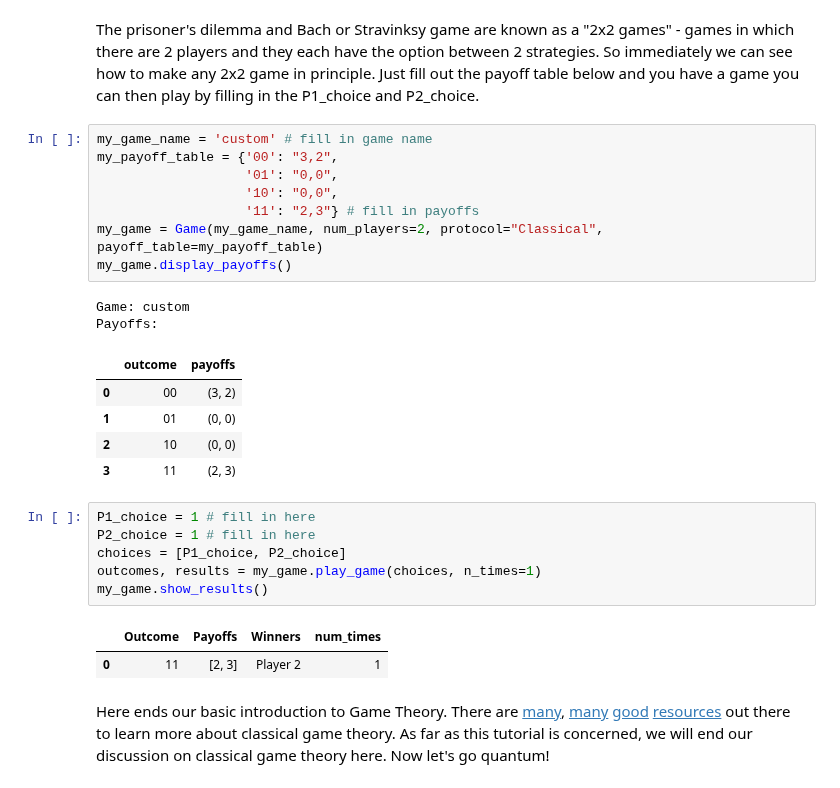
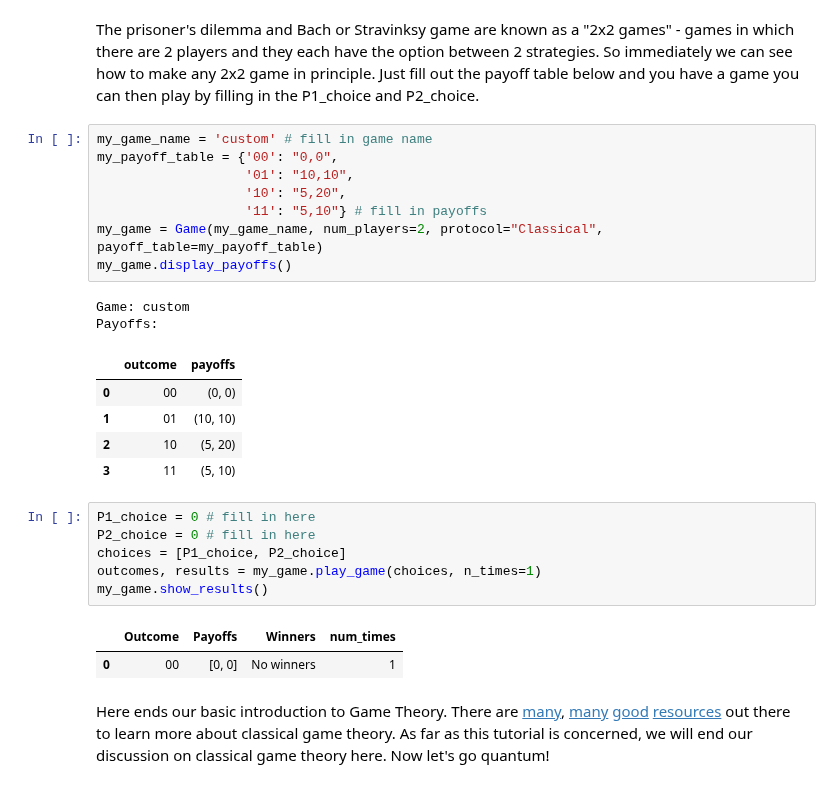
Before and after one commit to agustinsilva447/Quantum-Game-Theory, a Jupyter notebook: qikit-quantum-game-theory/notebooks/quantum_game_theory_2.ipynb, the cells around one changed output. Cells and saved outputs as stored; diff of their text form.

```diff
--- a/qikit-quantum-game-theory/notebooks/quantum_game_theory_2.ipynb
+++ b/qikit-quantum-game-theory/notebooks/quantum_game_theory_2.ipynb
@@ -129,29 +132,29 @@ __Exercise 3__: Are dominant strategy equilibria Nash equilibria? What about vic
 The prisoner's dilemma and Bach or Stravinksy game are known as a "2x2 games" - games in which there are 2 players and they each have the option between 2 strategies. So immediately we can see how to make any 2x2 game in principle. Just fill out the payoff table below and you have a game you can then play by filling in the P1_choice and P2_choice.
 # %%
 my_game_name = 'custom' # fill in game name
-my_payoff_table = {'00': "3,2",
-                   '01': "0,0",
-                   '10': "0,0",
-                   '11': "2,3"} # fill in payoffs
+my_payoff_table = {'00': "0,0",
+                   '01': "10,10",
+                   '10': "5,20",
+                   '11': "5,10"} # fill in payoffs
 my_game = Game(my_game_name, num_players=2, protocol="Classical", payoff_table=my_payoff_table)
 my_game.display_payoffs()
 # %% [output]
 Game: custom
 Payoffs:
 |  | outcome | payoffs |
-| 0 | 00 | (3, 2) |
-| 1 | 01 | (0, 0) |
-| 2 | 10 | (0, 0) |
-| 3 | 11 | (2, 3) |
+| 0 | 00 | (0, 0) |
+| 1 | 01 | (10, 10) |
+| 2 | 10 | (5, 20) |
+| 3 | 11 | (5, 10) |
 # %%
-P1_choice = 1 # fill in here
-P2_choice = 1 # fill in here
+P1_choice = 0 # fill in here
+P2_choice = 0 # fill in here
 choices = [P1_choice, P2_choice]
 outcomes, results = my_game.play_game(choices, n_times=1)
 my_game.show_results()
 # %% [output]
 |  | Outcome | Payoffs | Winners | num_times |
-| 0 | 11 | [2, 3] | Player 2 | 1 |
+| 0 | 00 | [0, 0] | No winners | 1 |
 # %% [markdown]
 Here ends our basic introduction to Game Theory. There are [many](https://www.youtube.com/watch?v=3Y1WpytiHKE), [many](http://web.mit.edu/rgibbons/www/Gibbons_An%20Introduction%20to%20Applicable%20Game%20Theory.pdf) [good](http://www.rasmusen.org/GI/download.htm) [resources](https://econweb.ucsd.edu/~jsobel/200Cs09/Kartik_Notes.pdf) out there to learn more about classical game theory. As far as this tutorial is concerned, we will end our discussion on classical game theory here. Now let's go quantum!
 # %% [markdown]
```
Also changed, not shown: parts of 3 cells of this notebook.
